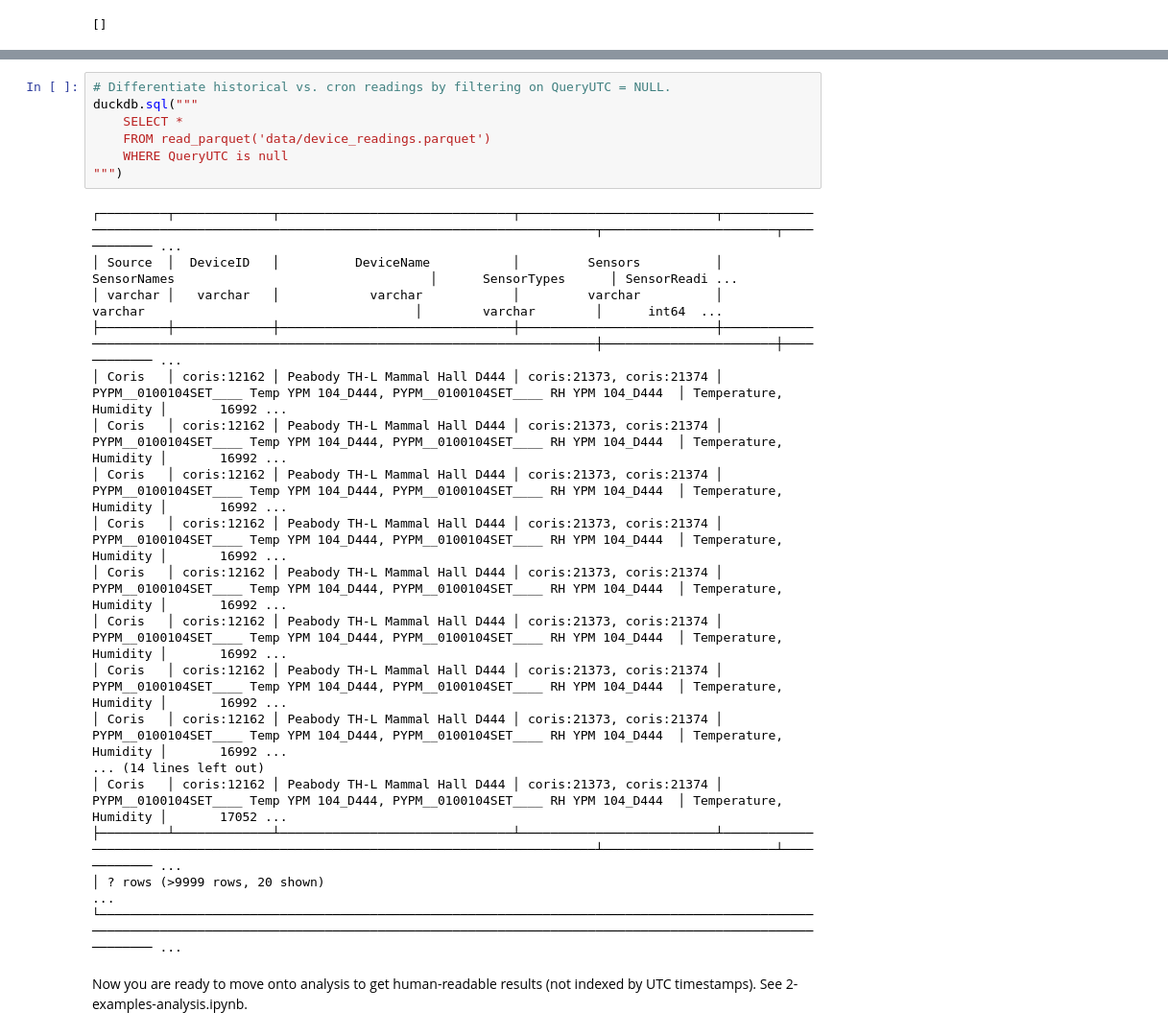
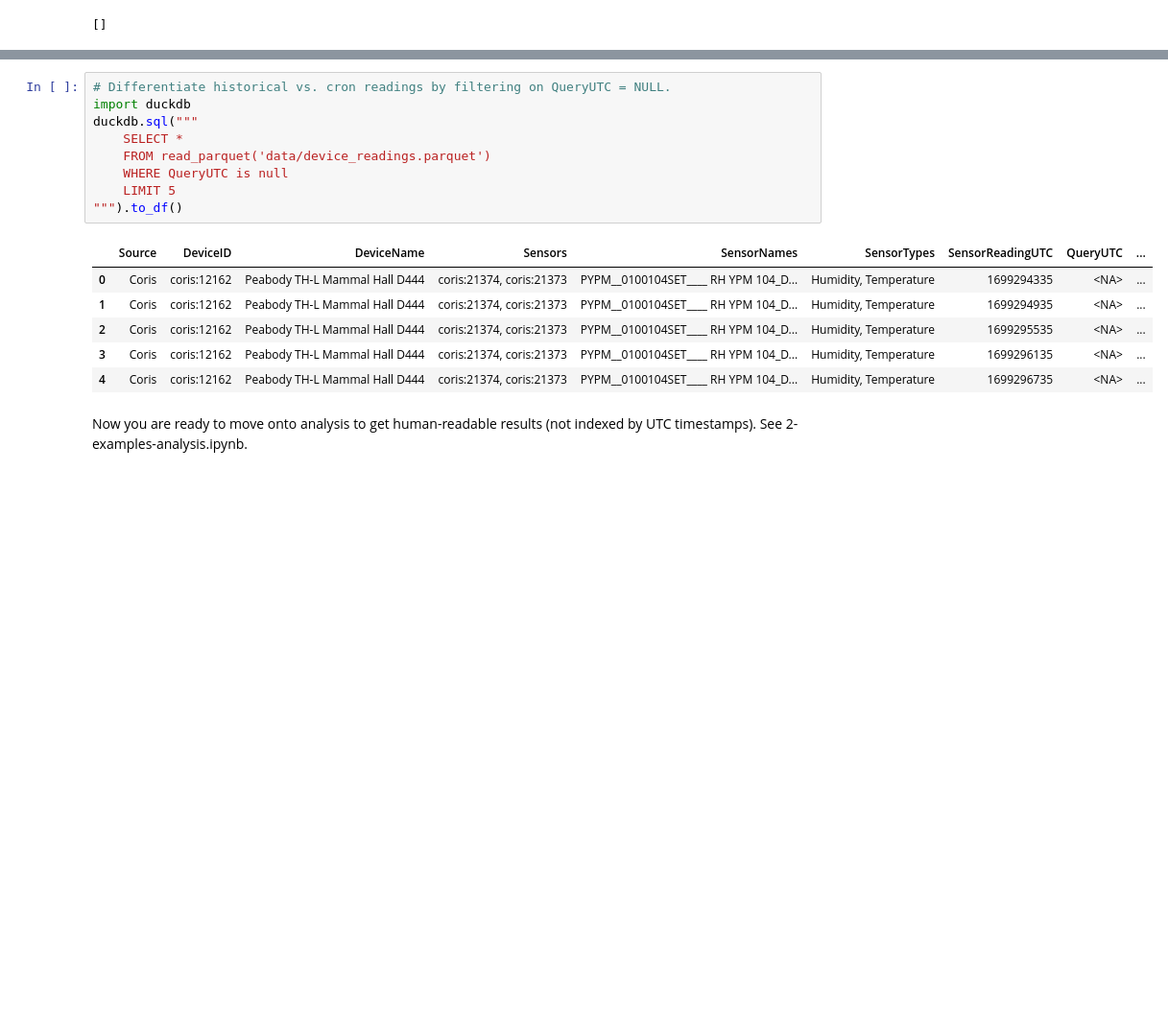
Before and after one commit to Environmental-Pipeline/environmental-sensor-poc, a Jupyter notebook: 1-examples-cron.ipynb, the cells around one changed output, grey strips where cells are left out. Shown at 96% size. Cells and saved outputs as stored; diff of their text form; blank space fills up the shorter version.

```diff
--- a/1-examples-cron.ipynb
+++ b/1-examples-cron.ipynb
@@ -286,27 +246,18 @@ seaborn.lineplot(x = 'SensorReadingUTC', y= 'SensorReadingF', data=dt.fetchnumpy
 # %%
 # Differentiate historical vs. cron readings by filtering on QueryUTC = NULL.
+import duckdb
 duckdb.sql("""
     SELECT *
     FROM read_parquet('data/device_readings.parquet')
     WHERE QueryUTC is null
-""")
+    LIMIT 5
+""").to_df()
 # %% [output]
-┌─────────┬─────────────┬───────────────────────────────┬──────────────────────────┬───────────────────────────────────────────────────────────────────────────────┬───────────────────────┬──────────── ...
-│ Source  │  DeviceID   │          DeviceName           │         Sensors          │                                  SensorNames                                  │      SensorTypes      │ SensorReadi ...
-│ varchar │   varchar   │            varchar            │         varchar          │                                    varchar                                    │        varchar        │      int64  ...
-├─────────┼─────────────┼───────────────────────────────┼──────────────────────────┼───────────────────────────────────────────────────────────────────────────────┼───────────────────────┼──────────── ...
-│ Coris   │ coris:12162 │ Peabody TH-L Mammal Hall D444 │ coris:21373, coris:21374 │ PYPM__0100104SET____ Temp YPM 104_D444, PYPM__0100104SET____ RH YPM 104_D444  │ Temperature, Humidity │       16992 ...
-│ Coris   │ coris:12162 │ Peabody TH-L Mammal Hall D444 │ coris:21373, coris:21374 │ PYPM__0100104SET____ Temp YPM 104_D444, PYPM__0100104SET____ RH YPM 104_D444  │ Temperature, Humidity │       16992 ...
-│ Coris   │ coris:12162 │ Peabody TH-L Mammal Hall D444 │ coris:21373, coris:21374 │ PYPM__0100104SET____ Temp YPM 104_D444, PYPM__0100104SET____ RH YPM 104_D444  │ Temperature, Humidity │       16992 ...
-│ Coris   │ coris:12162 │ Peabody TH-L Mammal Hall D444 │ coris:21373, coris:21374 │ PYPM__0100104SET____ Temp YPM 104_D444, PYPM__0100104SET____ RH YPM 104_D444  │ Temperature, Humidity │       16992 ...
-│ Coris   │ coris:12162 │ Peabody TH-L Mammal Hall D444 │ coris:21373, coris:21374 │ PYPM__0100104SET____ Temp YPM 104_D444, PYPM__0100104SET____ RH YPM 104_D444  │ Temperature, Humidity │       16992 ...
-│ Coris   │ coris:12162 │ Peabody TH-L Mammal Hall D444 │ coris:21373, coris:21374 │ PYPM__0100104SET____ Temp YPM 104_D444, PYPM__0100104SET____ RH YPM 104_D444  │ Temperature, Humidity │       16992 ...
-│ Coris   │ coris:12162 │ Peabody TH-L Mammal Hall D444 │ coris:21373, coris:21374 │ PYPM__0100104SET____ Temp YPM 104_D444, PYPM__0100104SET____ RH YPM 104_D444  │ Temperature, Humidity │       16992 ...
-│ Coris   │ coris:12162 │ Peabody TH-L Mammal Hall D444 │ coris:21373, coris:21374 │ PYPM__0100104SET____ Temp YPM 104_D444, PYPM__0100104SET____ RH YPM 104_D444  │ Temperature, Humidity │       16992 ...
-... (14 lines left out)
-│ Coris   │ coris:12162 │ Peabody TH-L Mammal Hall D444 │ coris:21373, coris:21374 │ PYPM__0100104SET____ Temp YPM 104_D444, PYPM__0100104SET____ RH YPM 104_D444  │ Temperature, Humidity │       17052 ...
-├─────────┴─────────────┴───────────────────────────────┴──────────────────────────┴───────────────────────────────────────────────────────────────────────────────┴───────────────────────┴──────────── ...
-│ ? rows (>9999 rows, 20 shown)                                                                                                                                                                          ...
-└─────────────────────────────────────────────────────────────────────────────────────────────────────────────────────────────────────────────────────────────────────────────────────────────────────── ...
+|  | Source | DeviceID | DeviceName | Sensors | SensorNames | SensorTypes | SensorReadingUTC | QueryUTC | ... |
+| 0 | Coris | coris:12162 | Peabody TH-L Mammal Hall D444 | coris:21374, coris:21373 | PYPM__0100104SET____ RH YPM 104_D... | Humidity, Temperature | 1699294335 | <NA> | ... |
+| 1 | Coris | coris:12162 | Peabody TH-L Mammal Hall D444 | coris:21374, coris:21373 | PYPM__0100104SET____ RH YPM 104_D... | Humidity, Temperature | 1699294935 | <NA> | ... |
+| 2 | Coris | coris:12162 | Peabody TH-L Mammal Hall D444 | coris:21374, coris:21373 | PYPM__0100104SET____ RH YPM 104_D... | Humidity, Temperature | 1699295535 | <NA> | ... |
+| 3 | Coris | coris:12162 | Peabody TH-L Mammal Hall D444 | coris:21374, coris:21373 | PYPM__0100104SET____ RH YPM 104_D... | Humidity, Temperature | 1699296135 | <NA> | ... |
+| 4 | Coris | coris:12162 | Peabody TH-L Mammal Hall D444 | coris:21374, coris:21373 | PYPM__0100104SET____ RH YPM 104_D... | Humidity, Temperature | 1699296735 | <NA> | ... |
 # %% [markdown]
 Now you are ready to move onto analysis to get human-readable results (not indexed by UTC timestamps). See 2-examples-analysis.ipynb.
```
Also changed, not shown: parts of 22 cells of this notebook, 5 other files.
